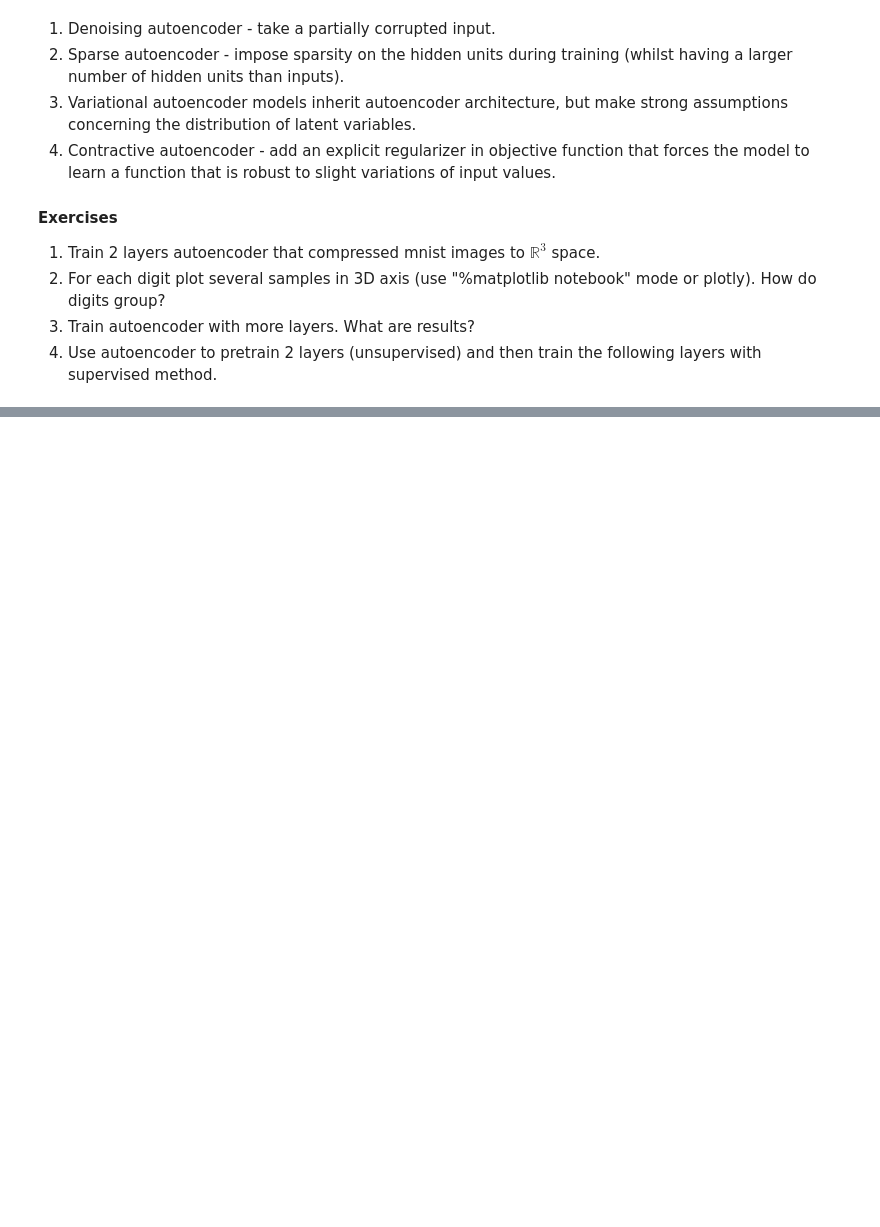
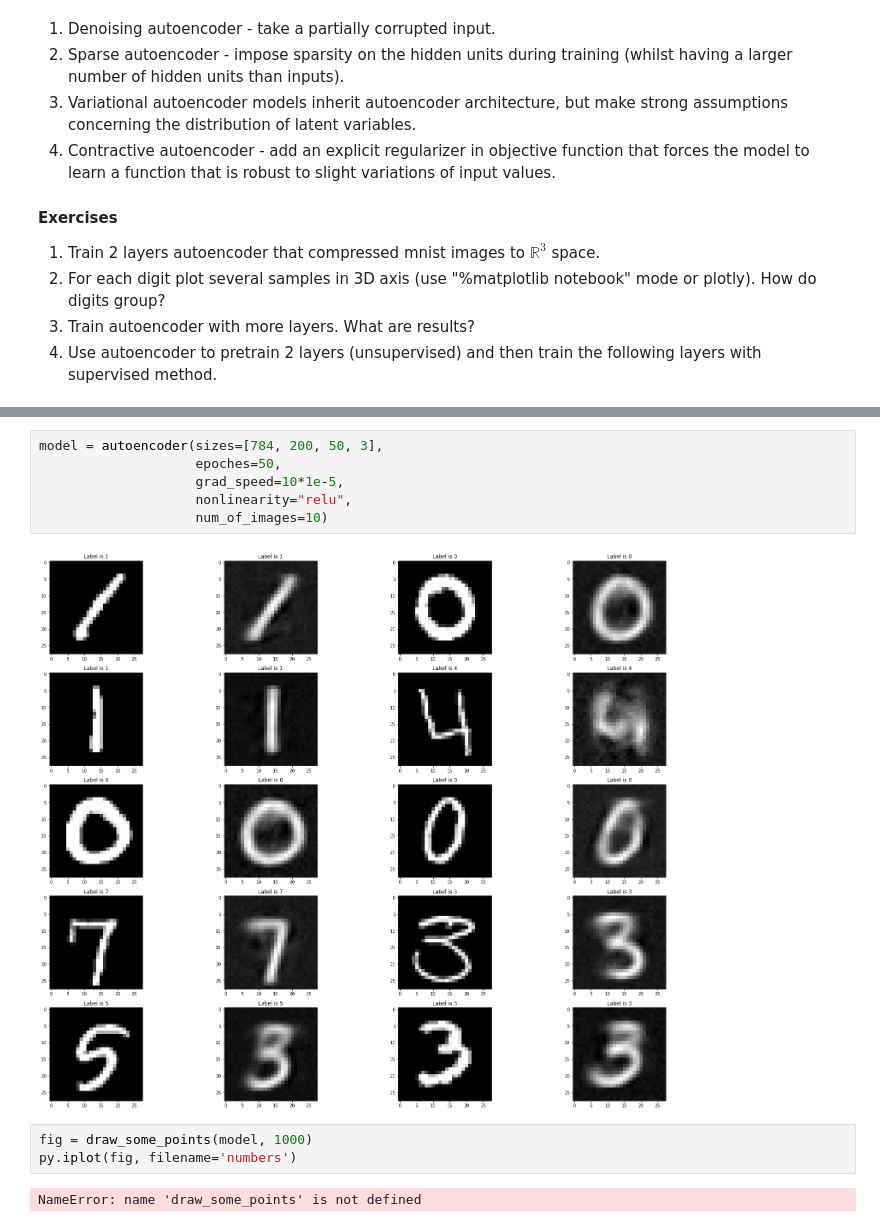
Before and after one commit to max-kuzn/squad, a Jupyter notebook: labs/lab-2.ipynb, the cells around one changed output, grey strips where cells are left out. Cells and saved outputs as stored; diff of their text form; blank space fills up the shorter version.

```diff
--- a/labs/lab-2.ipynb
+++ b/labs/lab-2.ipynb
@@ -622,0 +856,13 @@ INFO:tensorflow:Scale of 0 disables regularizer.
+# %%
+model = autoencoder(sizes=[784, 200, 50, 3],
+                    epoches=50,
+                    grad_speed=10*1e-5,
+                    nonlinearity="relu",
+                    num_of_images=10)
+# %% [output]
+[figure, added]
+# %%
+fig = draw_some_points(model, 1000)
+py.iplot(fig, filename='numbers')
+# %% [output]
+NameError: name 'draw_some_points' is not defined
```
Also changed, not shown: parts of 17 cells of this notebook, 17 other files.
